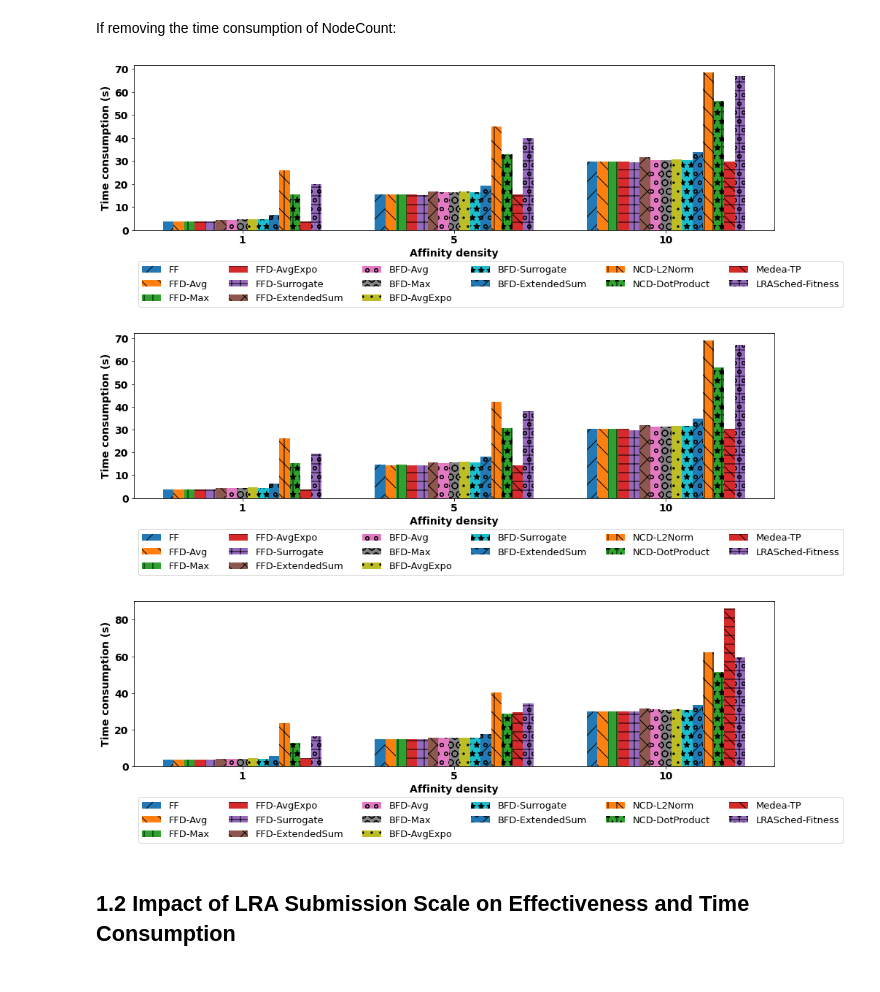
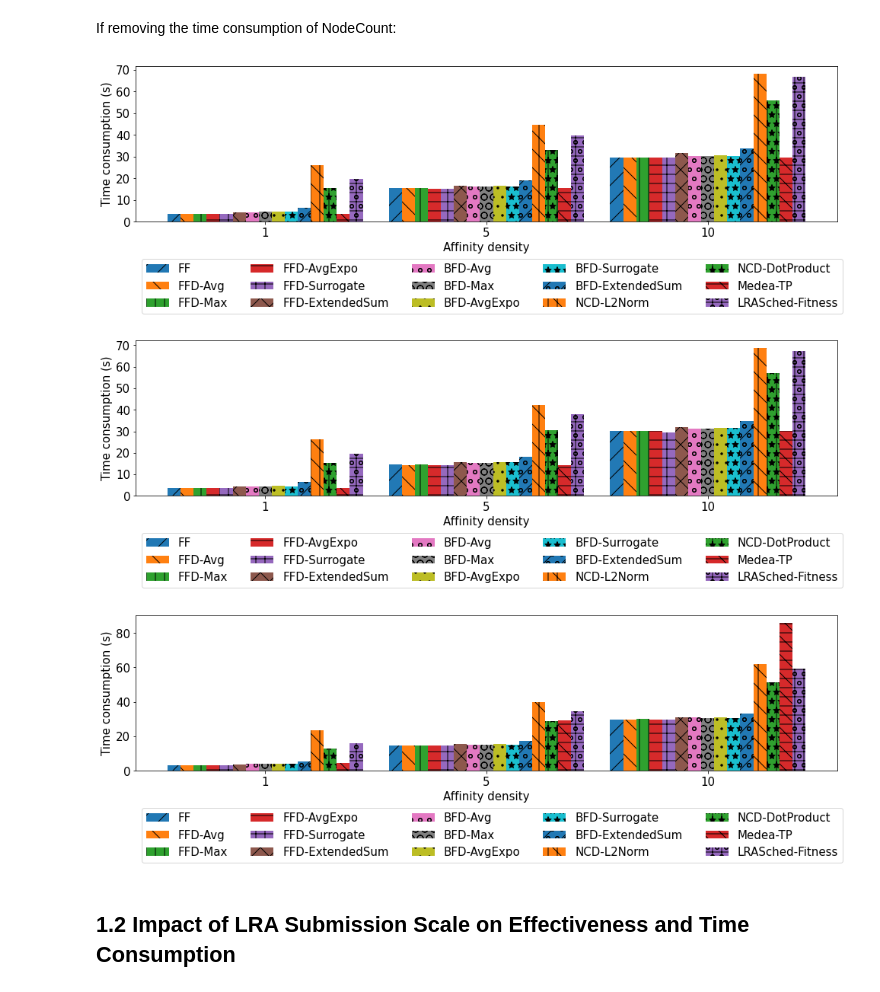
Before and after one commit to DSSGroup-Leeds/LRA-binpacking-expe, a Jupyter notebook: data/analysis_scripts/exp_result_analysis.ipynb, the cells around one changed output. Drawn from its saved outputs; the diff is of its cells as text; code cells hidden in the pictures.

```diff
--- a/data/analysis_scripts/exp_result_analysis.ipynb
+++ b/data/analysis_scripts/exp_result_analysis.ipynb
@@ -11,7 +11,7 @@ from pathlib import Path
 proj_path = str(Path().resolve().parent)
 # %%
 FONT_NAME = 'Arial'
-FONT_SIZE = 14
+FONT_SIZE = 15
 import matplotlib as mpl
 mpl.rc('font',family='Arial')
 # %%
@@ -92,11 +92,10 @@ def get_scale_exp_results(sub_df, alg_column_names):
     sub_df_grouped_avg_time = sub_df_grouped_avg[['class', 'LRAnum'] + time_column_names]
     return sub_df_grouped_avg_eps, sub_df_grouped_avg_time
 # %%
-def plot_density_barchart(original_df, class_name, cols, ylabel):
+def plot_barchart(original_df, class_name, cols, xlabel, ylabel, log_scale=False):
     tmp_df = original_df[original_df['class'] == class_name][cols]
     tmp_df.rename(columns=rename_dict, errors='ignore', inplace=True)
     # group of densities/scale
-    #x = np.arange(3)
     width = 0.1
     labels = original_df.density.apply(lambda x: f'{x:,}').unique()
     x = np.arange(len(labels))
@@ -106,7 +105,7 @@ def plot_density_barchart(original_df, class_name, cols, ylabel):
     alg_num = len(tmp_df.T)
     alg_res = tmp_df.T.values
 
-    width_class = width * alg_num + 0.5
+    width_class = width * alg_num + 0.2
     #width = 0.95/float(alg_num) # 0.06
 
     curr = alg_num/2.0 + 0.5 #int(alg_num/2)+1
@@ -115,13 +114,13 @@ def plot_density_barchart(original_df, class_name, cols, ylabel):
     for i in range(alg_num):
         curr = curr - 1
         plt.bar(x*width_class - width*curr, alg_res[i], width, hatch = hatches[i], alpha=.99)
-        #plt.xticks(x*width_class, ['1', '5', '10'],fontsize=FONT_SIZE,fontweight='bold')
-        plt.xticks(x*width_class, labels, fontsize=FONT_SIZE,fontweight='bold')
-    plt.yticks(fontsize=FONT_SIZE, fontweight='bold')
-    plt.xlabel("Affinity density", fontname=FONT_NAME, fontsize=FONT_SIZE, fontweight='bold')
-    plt.ylabel(ylabel, fontname=FONT_NAME, fontsize=FONT_SIZE, fontweight='bold')
-    #plt.title(class_name, fontsize=FONT_SIZE, fontweight='bold')
-    plt.legend(algs, loc='upper left', bbox_to_anchor=(0, -0.16), ncol=6, fancybox=True, shadow=False, fontsize=FONT_SIZE-1)
+        plt.xticks(x*width_class, labels, fontsize=FONT_SIZE)#,fontweight='bold')
+    plt.yticks(fontsize=FONT_SIZE)#, fontweight='bold')
+    plt.xlabel(xlabel, fontname=FONT_NAME, fontsize=FONT_SIZE)#, fontweight='bold')
+    plt.ylabel(ylabel, fontname=FONT_NAME, fontsize=FONT_SIZE)#, fontweight='bold')
+    if log_scale:
+        plt.yscale('log')
+    plt.legend(algs, loc='upper left', bbox_to_anchor=(0, -0.2), ncol=5, fancybox=True, shadow=False, fontsize=FONT_SIZE)
     plt.tight_layout()
     plt.show()
     return fig
@@ -239,7 +139,7 @@ twodim_time.columns = ['class', 'density'] + df_2d_column_names
 twodim_eps[twodim_eps['class'] == 'arbitrary'].sort_values(by='density')
 # %%
 for c in classes:
-    fig = plot_density_barchart(twodim_eps, c, df_2d_column_names, 'Percentage error to lower bound')
+    fig = plot_barchart(twodim_eps, c, df_2d_column_names, "Affinity density", 'Percentage error to lower bound')
     filename = f"{proj_path}/plots/density2D_result_{c}.pdf"
     fig.savefig(filename)
 # %% [output]
@@ -256,14 +156,14 @@ time_cols_without_nodecount = df_2d_column_names.copy()
 time_cols_without_nodecount.remove("NodeCount")
 # %%
 for c in classes:
-    fig = plot_density_barchart(twodim_time, c, time_cols_without_nodecount, 'Time consumption (s)')
+    fig = plot_barchart(twodim_time, c, time_cols_without_nodecount, "Affinity density", 'Time consumption (s)')
 
     filename = f"{proj_path}/plots/density2D_time_{c}.pdf"
     fig.savefig(filename)
 # %% [output]
-[figure, old version]
+[figure, new version]
-[figure, old version]
+[figure, new version]
-[figure, old version]
+[figure, new version]
 # %% [markdown]
 ## 1.2 Impact of LRA Submission Scale on Effectiveness and Time Consumption
 # %%
```
Also changed, not shown: parts of 20 cells of this notebook.
